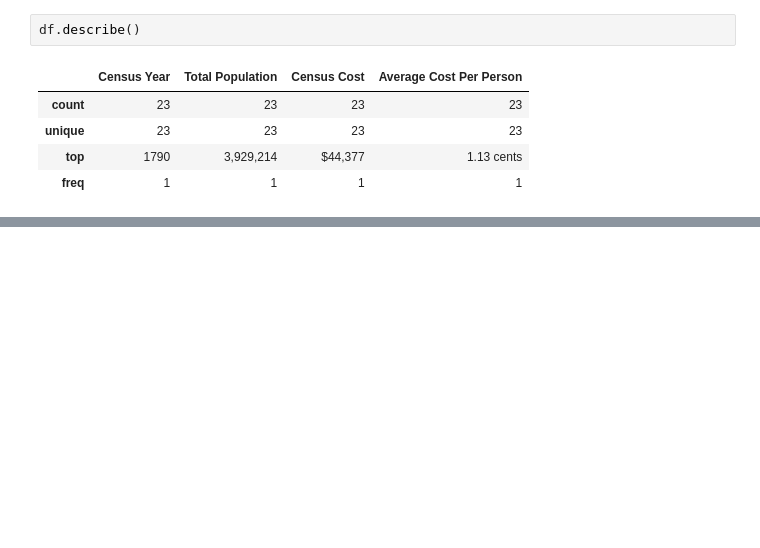
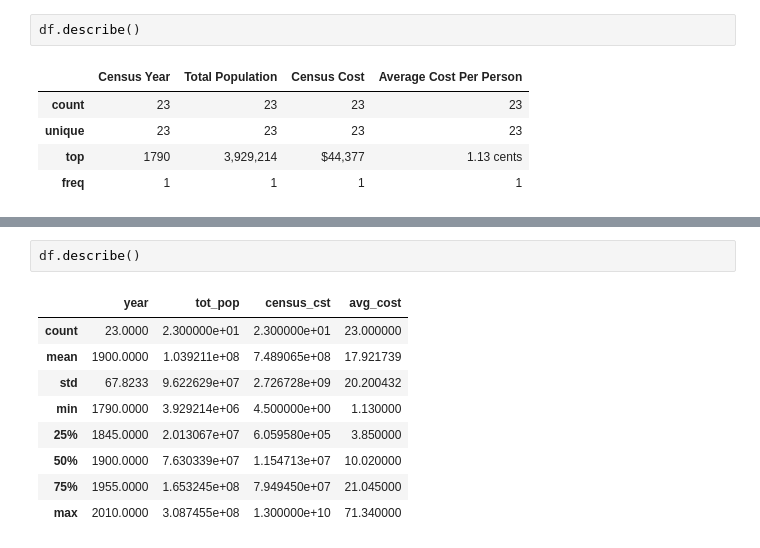
Before and after one commit to Jyothsna9618/Jabboju1, a Jupyter notebook: Assignment_08/assignment08.ipynb, the cells around one changed output, grey strips where cells are left out. Cells and saved outputs as stored; diff of their text form; blank space fills up the shorter version.

```diff
--- a/Assignment_08/assignment08.ipynb
+++ b/Assignment_08/assignment08.ipynb
@@ -95,0 +171,12 @@ df.describe()
+# %%
+df.describe()
+# %% [output]
+|  | year | tot_pop | census_cst | avg_cost |
+| count | 23.0000 | 2.300000e+01 | 2.300000e+01 | 23.000000 |
+| mean | 1900.0000 | 1.039211e+08 | 7.489065e+08 | 17.921739 |
+| std | 67.8233 | 9.622629e+07 | 2.726728e+09 | 20.200432 |
+| min | 1790.0000 | 3.929214e+06 | 4.500000e+00 | 1.130000 |
+| 25% | 1845.0000 | 2.013067e+07 | 6.059580e+05 | 3.850000 |
+| 50% | 1900.0000 | 7.630339e+07 | 1.154713e+07 | 10.020000 |
+| 75% | 1955.0000 | 1.653245e+08 | 7.949450e+07 | 21.045000 |
+| max | 2010.0000 | 3.087455e+08 | 1.300000e+10 | 71.340000 |
```
Also changed, not shown: parts of 9 cells of this notebook.
